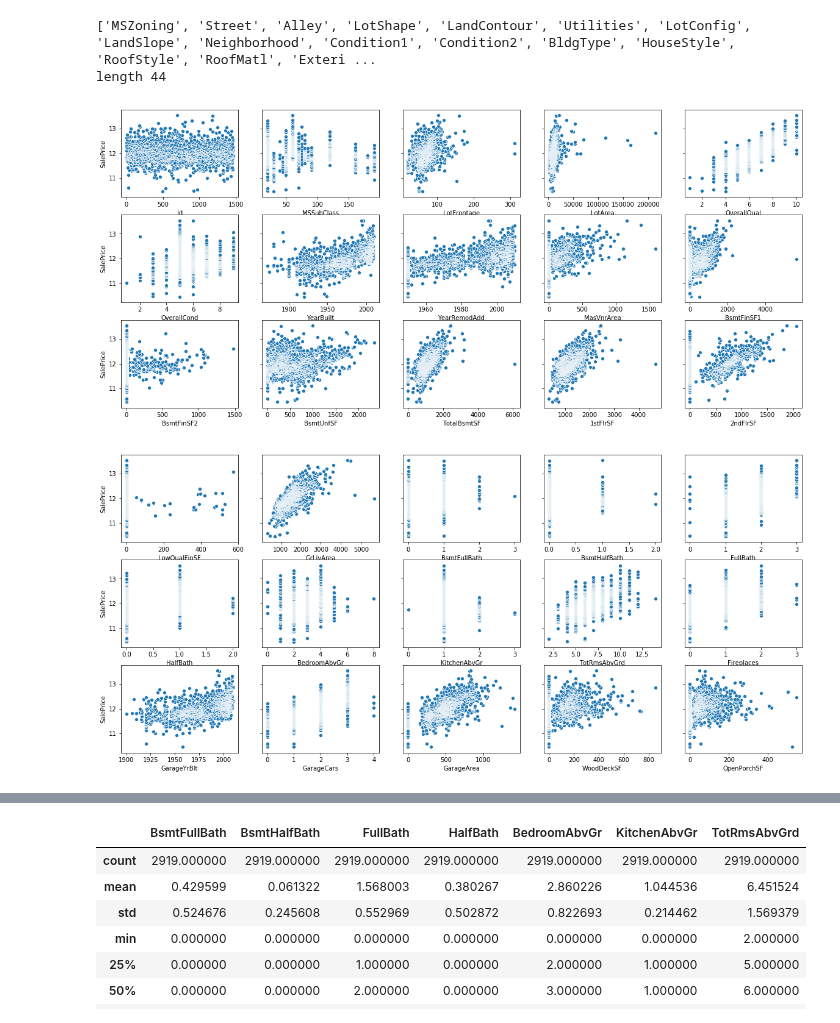
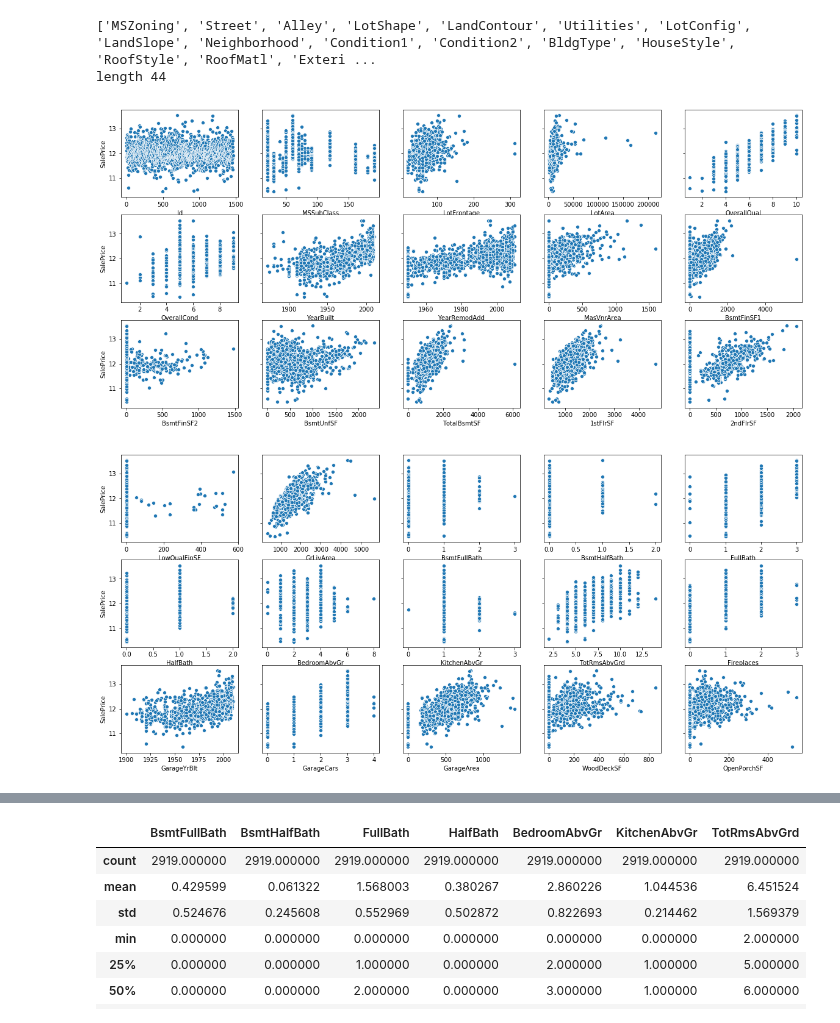
Before and after one commit to monthepp/kaggle, a Jupyter notebook: house_prices_advanced_regression_techniques/house_prices_advanced_regression_techniques.ipynb, the cells around one changed output, grey strips where cells are left out. Saved outputs shown, nothing was run; the diff lists cells and outputs as text; code cells hidden in the pictures.

```diff
--- a/house_prices_advanced_regression_techniques/house_prices_advanced_regression_techniques.ipynb
+++ b/house_prices_advanced_regression_techniques/house_prices_advanced_regression_techniques.ipynb
@@ -150,13 +148,13 @@ print('length %d' %len(col_object))
 length 44
 # %%
 # scatter plot for first 15 features
-scatterplot = scatterplot5x3(train_sorted_df, by=col_number[:15], column='SalePrice')
+scatterplot = scatterplot5x3(data_df[data_df['DataType'] == 'training'], by=col_number[:15], column='SalePrice')
 # %% [output]
-[figure, old version]
+[figure, new version]
 # %%
 # scatter plot for second 15 features
-scatterplot = scatterplot5x3(train_sorted_df, by=col_number[15:30], column='SalePrice')
+scatterplot = scatterplot5x3(data_df[data_df['DataType'] == 'training'], by=col_number[15:30], column='SalePrice')
 # %% [output]
-[figure, old version]
+[figure, new version]
 # %%
 # scatter plot for last 15 features
```
Also changed, not shown: parts of 28 cells of this notebook.
